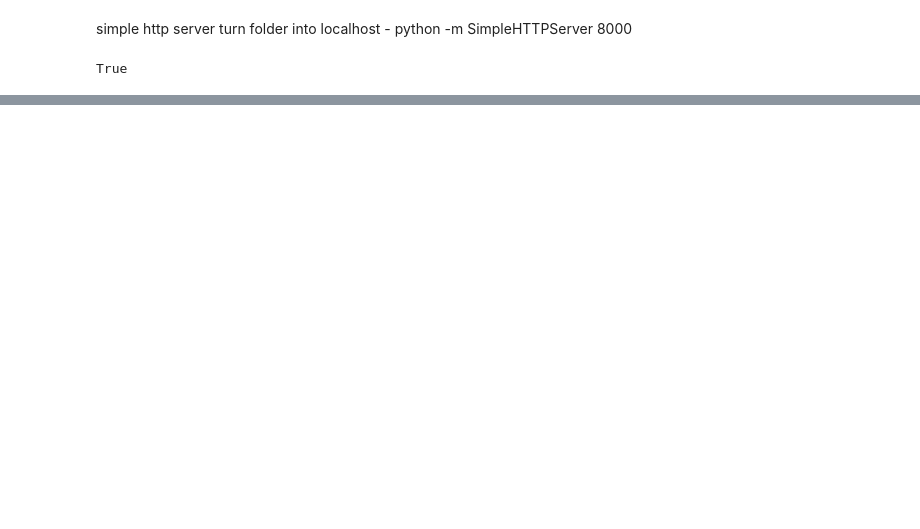
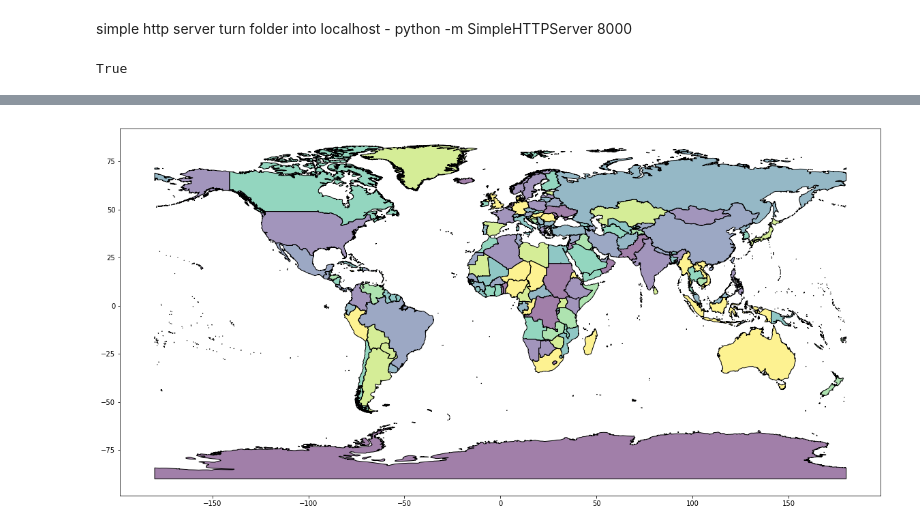
Before and after one commit to mattwalden014/code1161base, a Jupyter notebook: open_data_project/MJW_open_data_project.ipynb, the cells around one changed output, grey strips where cells are left out. Saved outputs shown, nothing was run; the diff lists cells and outputs as text; code cells hidden in the pictures; blank space fills up the shorter version.

```diff
--- a/open_data_project/MJW_open_data_project.ipynb
+++ b/open_data_project/MJW_open_data_project.ipynb
@@ -14,3 +7,20 @@ import numpy
+# %%
+import matplotlib
+import matplotlib.pyplot as plt
+import geopandas as gp
+import shapely
+import fiona
+import json
+import requests
+import gmplot
+import webbrowser
+import numpy as np
+import pandas as pd
+import os
+import csv
+
+%matplotlib inline
+plt.rcParams['figure.figsize'] = (20, 10)
 # %% [markdown]
 API Call function
 # %%
@@ -74,0 +127,5 @@ True
+# %%
+shp_file_name = "TM_WORLD_BORDERS-0.3.shp"
+shp_zip_file_name = "TM_WORLD_BORDERS-0.3.zip"
+shp_web_file_path = ("http://thematicmapping.org/downloads/TM_WORLD_BORDERS-0.3.zip")
+download_file(shp_file_name, shp_zip_file_name, shp_web_file_path)
@@ -74,0 +143,4 @@ True
+# %%
+countries = gp.GeoDataFrame.from_file(shp_file_name)
+countries.drop(["FIPS", "ISO2", "ISO3", "POP2005", "REGION", "SUBREGION", "UN"], axis=1, inplace=True)
+countries.head(2)
@@ -74,0 +163,5 @@ True
+# %%
+def add_centroid(row):
+    return row.geometry.centroid
+
+countries["centroid"] = countries.apply(add_centroid, axis=1)
@@ -74,0 +182,4 @@ True
+# %%
+countries.plot();
+# %% [output]
+[figure, added]
```
Also changed, not shown: parts of 14 cells of this notebook.
